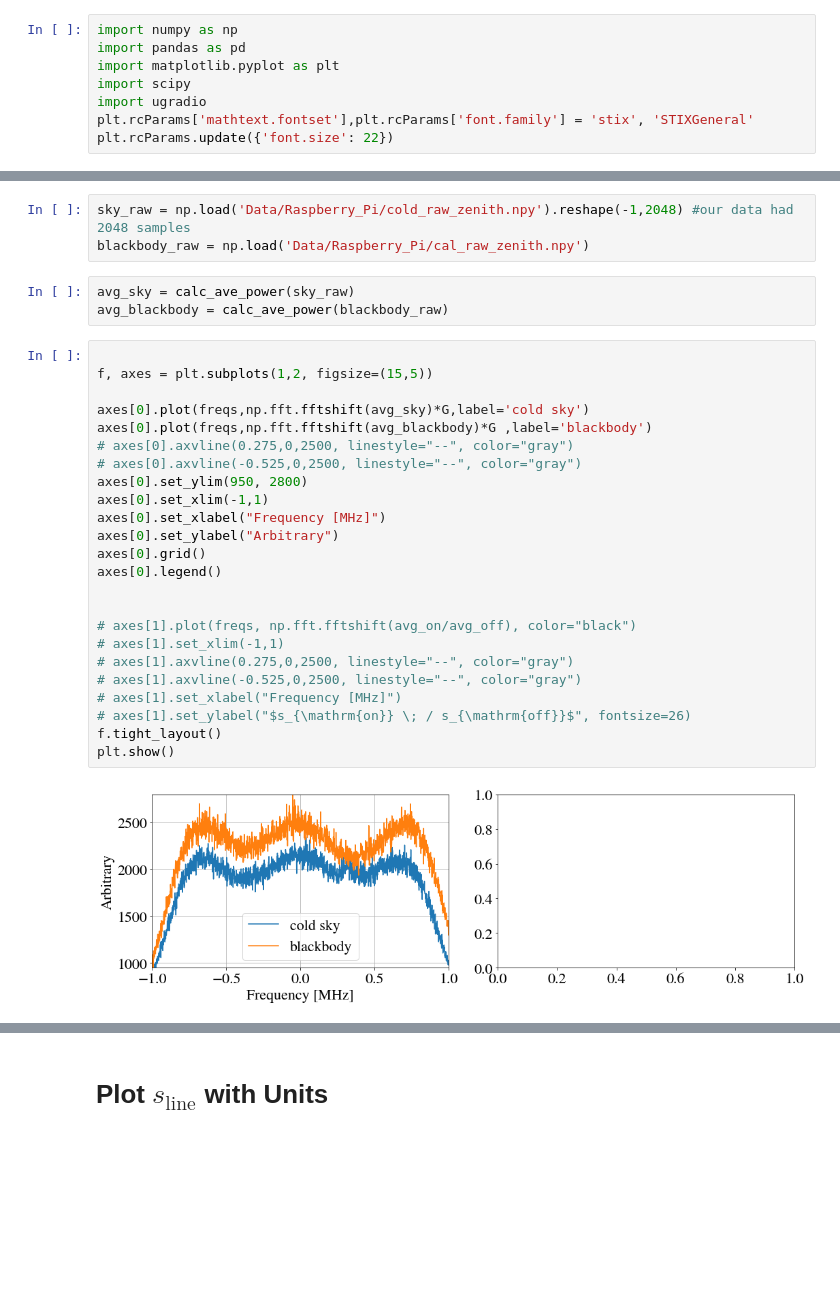
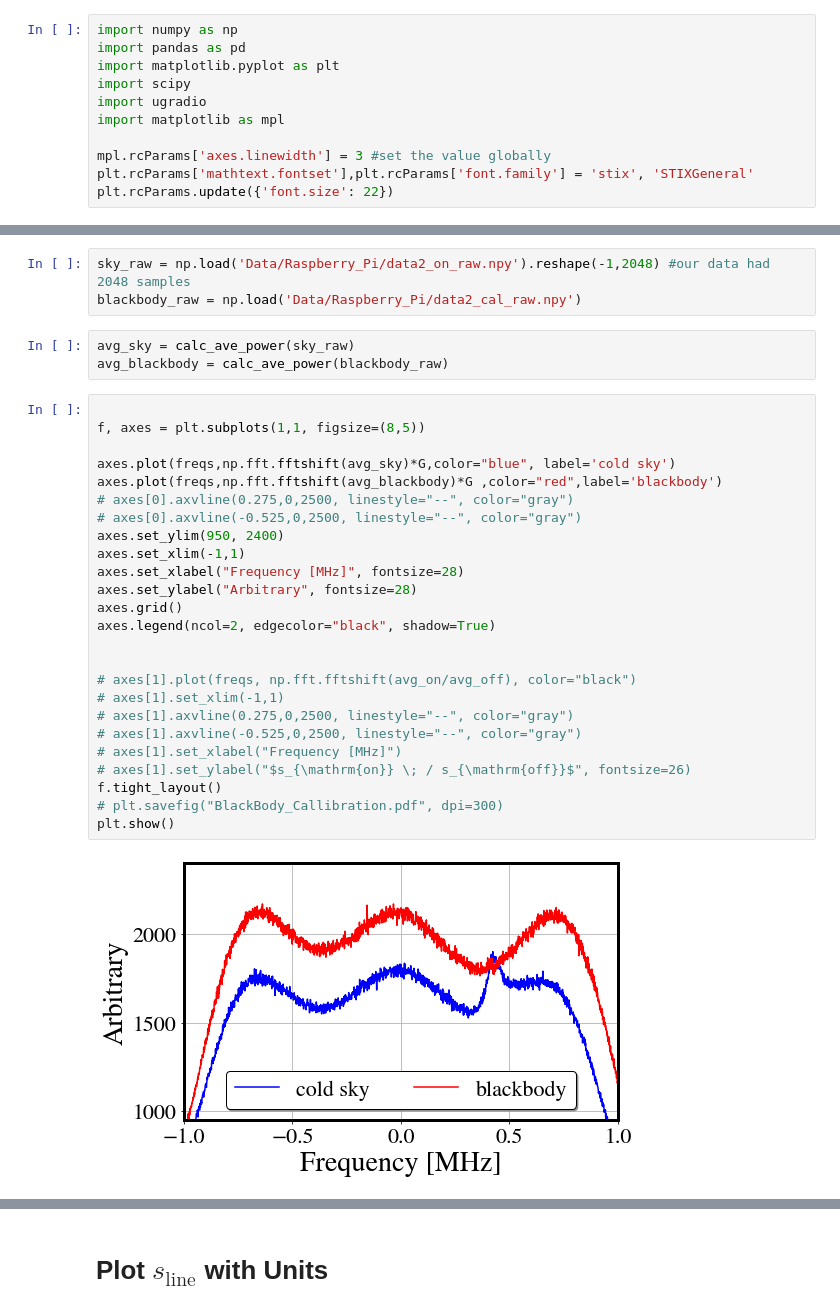
Before and after one commit to James11222/radiolab_repo, a Jupyter notebook: lab2/James/Lab2_Analysis.ipynb, the cells around one changed output, grey strips where cells are left out. Cells and saved outputs as stored; diff of their text form; blank space fills up the shorter version.

```diff
--- a/lab2/James/Lab2_Analysis.ipynb
+++ b/lab2/James/Lab2_Analysis.ipynb
@@ -4,6 +4,9 @@ import pandas as pd
 import matplotlib.pyplot as plt
 import scipy
 import ugradio
+import matplotlib as mpl
+
+mpl.rcParams['axes.linewidth'] = 3 #set the value globally
 plt.rcParams['mathtext.fontset'],plt.rcParams['font.family'] = 'stix', 'STIXGeneral'
 plt.rcParams.update({'font.size': 22})
 # %% [markdown]
@@ -60,37 +62,38 @@ s_line = avg_on/avg_off
 # %% [markdown]
 # Blackbody Callibration
 # %%
-sky_raw = np.load('Data/Raspberry_Pi/cold_raw_zenith.npy').reshape(-1,2048) #our data had 2048 samples
-blackbody_raw = np.load('Data/Raspberry_Pi/cal_raw_zenith.npy')
+sky_raw = np.load('Data/Raspberry_Pi/data2_on_raw.npy').reshape(-1,2048) #our data had 2048 samples
+blackbody_raw = np.load('Data/Raspberry_Pi/data2_cal_raw.npy')
 # %%
 avg_sky = calc_ave_power(sky_raw)
 avg_blackbody = calc_ave_power(blackbody_raw)
 # %%
 
-f, axes = plt.subplots(1,2, figsize=(15,5))
+f, axes = plt.subplots(1,1, figsize=(8,5))
 
-axes[0].plot(freqs,np.fft.fftshift(avg_sky)*G,label='cold sky')
-axes[0].plot(freqs,np.fft.fftshift(avg_blackbody)*G ,label='blackbody')
+axes.plot(freqs,np.fft.fftshift(avg_sky)*G,color="blue", label='cold sky')
+axes.plot(freqs,np.fft.fftshift(avg_blackbody)*G ,color="red",label='blackbody')
 # axes[0].axvline(0.275,0,2500, linestyle="--", color="gray")
 # axes[0].axvline(-0.525,0,2500, linestyle="--", color="gray")
-axes[0].set_ylim(950, 2800)
-axes[0].set_xlim(-1,1)
-axes[0].set_xlabel("Frequency [MHz]")
-axes[0].set_ylabel("Arbitrary")
-axes[0].grid()
-axes[0].legend()
+axes.set_ylim(950, 2400)
+axes.set_xlim(-1,1)
+axes.set_xlabel("Frequency [MHz]", fontsize=28)
+axes.set_ylabel("Arbitrary", fontsize=28)
+axes.grid()
+axes.legend(ncol=2, edgecolor="black", shadow=True)
 
 
 # axes[1].plot(freqs, np.fft.fftshift(avg_on/avg_off), color="black")
 # axes[1].set_xlim(-1,1)
 # axes[1].axvline(0.275,0,2500, linestyle="--", color="gray")
 # axes[1].axvline(-0.525,0,2500, linestyle="--", color="gray")
 # axes[1].set_xlabel("Frequency [MHz]")
 # axes[1].set_ylabel("$s_{\mathrm{on}} \; / s_{\mathrm{off}}$", fontsize=26)
 f.tight_layout()
+# plt.savefig("BlackBody_Callibration.pdf", dpi=300)
 plt.show()
 # %% [output]
-[figure, old version]
+[figure, new version]
 # %%
 ΔT = (np.mean(np.fft.fftshift(avg_blackbody - avg_sky)[:1024]) )
 
```
Also changed, not shown: parts of 15 cells of this notebook, 5 other files.
